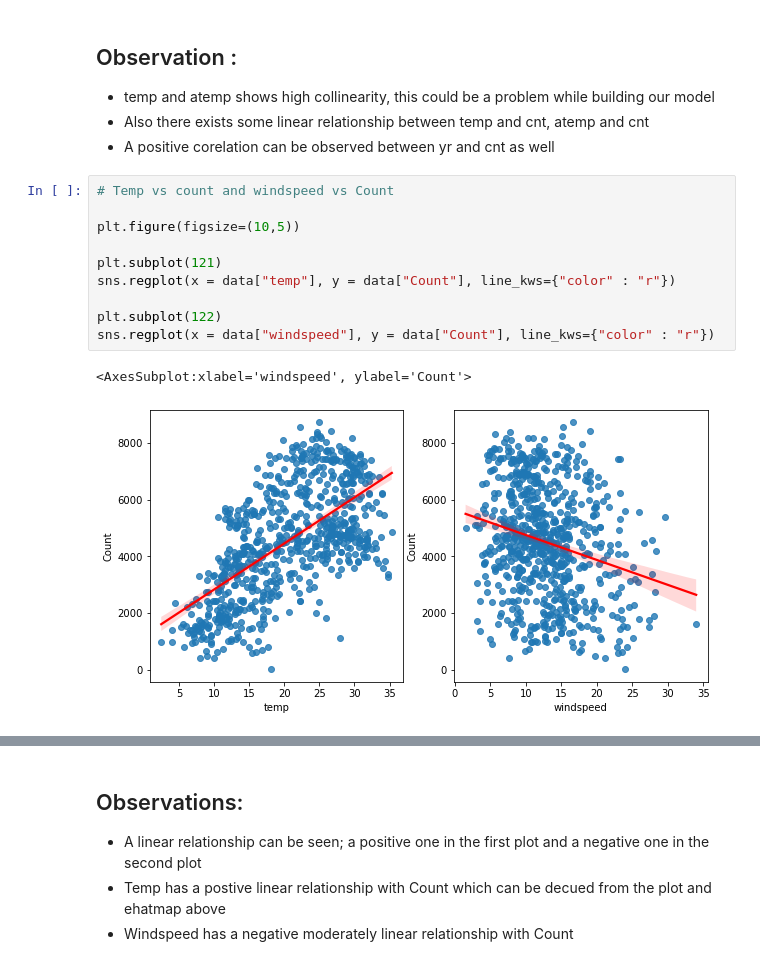
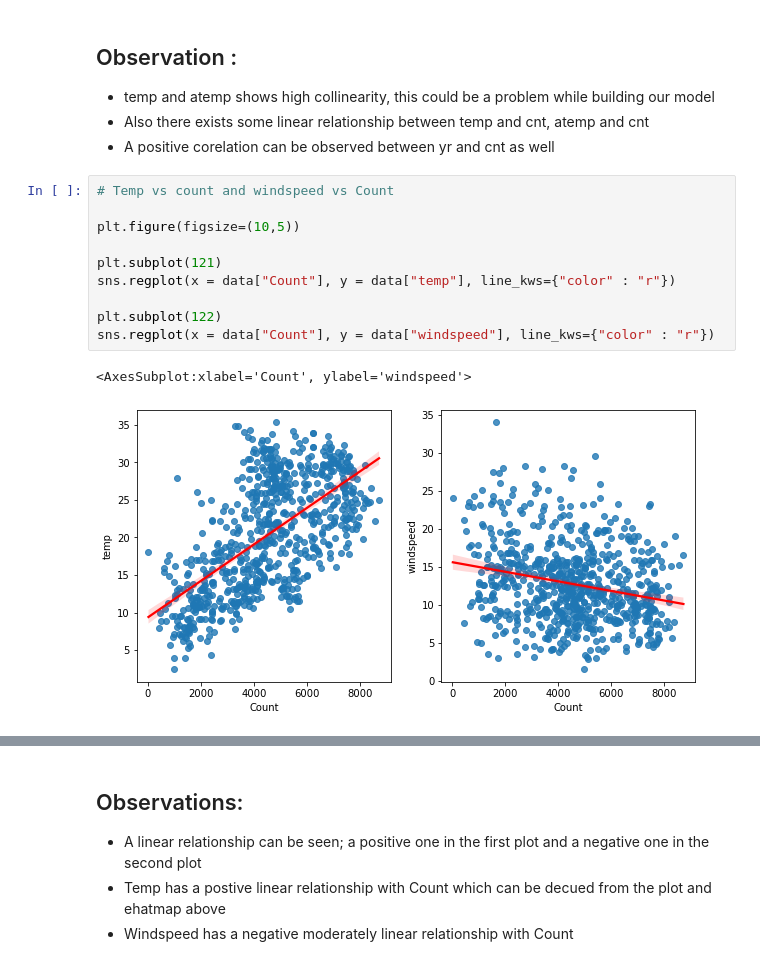
Before and after one commit to basil-16/BikeSharingAssignment, a Jupyter notebook: BikeSharingAssignment.ipynb, the cells around one changed output, grey strips where cells are left out. Drawn from its saved outputs; the diff is of its cells as text.

```diff
--- a/BikeSharingAssignment.ipynb
+++ b/BikeSharingAssignment.ipynb
@@ -389,13 +389,13 @@ plt.gcf().set_size_inches(10,9)
 # %%
 # Temp vs count and windspeed vs Count
 
 plt.figure(figsize=(10,5))
 
 plt.subplot(121)
-sns.regplot(x = data["temp"], y = data["Count"], line_kws={"color" : "r"})
+sns.regplot(x = data["Count"], y = data["temp"], line_kws={"color" : "r"})
 
 plt.subplot(122)
-sns.regplot(x = data["windspeed"], y = data["Count"], line_kws={"color" : "r"})
+sns.regplot(x = data["Count"], y = data["windspeed"], line_kws={"color" : "r"})
 # %% [output]
-<AxesSubplot:xlabel='windspeed', ylabel='Count'>
+<AxesSubplot:xlabel='Count', ylabel='windspeed'>
-[figure, old version]
+[figure, new version]
```
Also changed, not shown: parts of 17 cells of this notebook.
